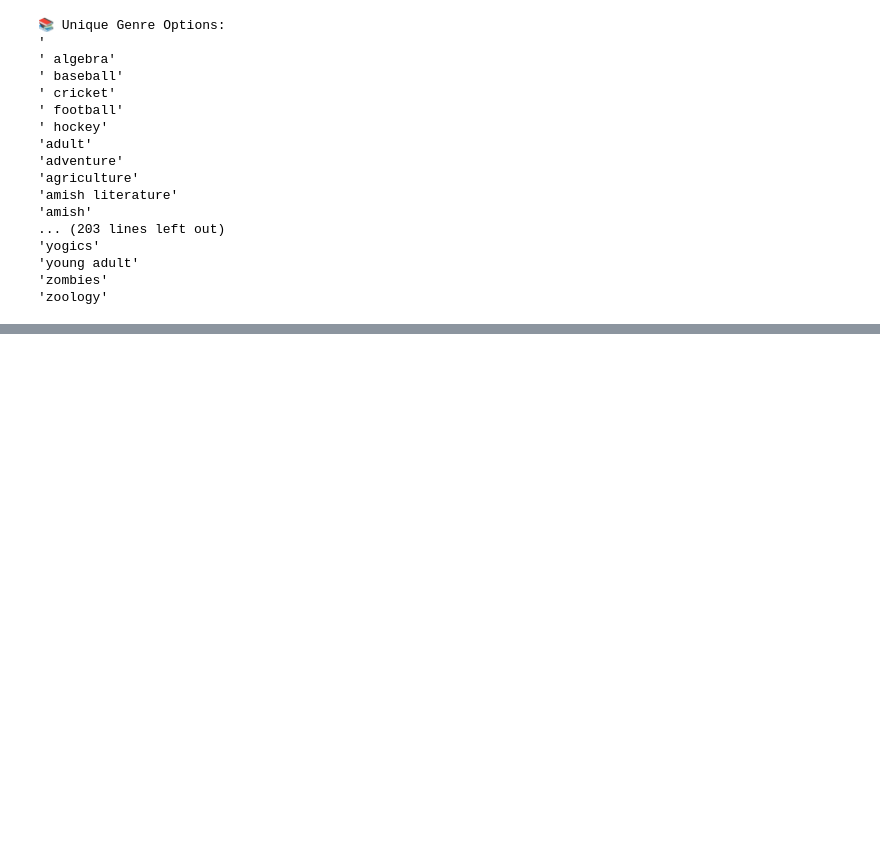
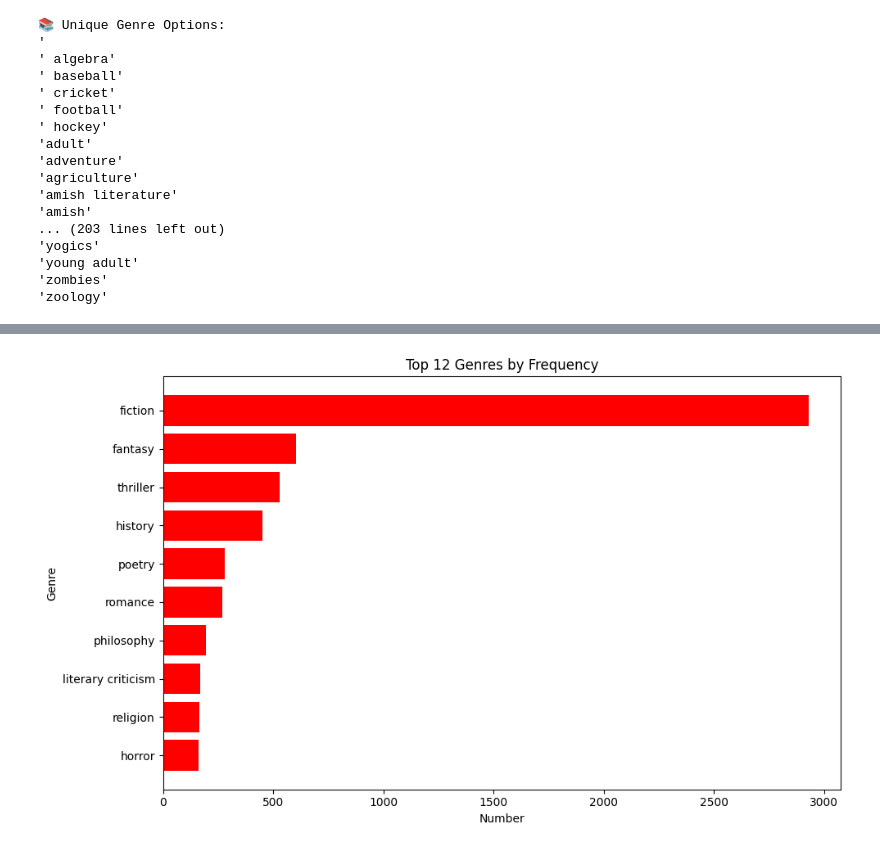
Before and after one commit to DataDriftHAW/BookLensX-NLP-DS-Project, a Jupyter notebook: ProjectFolder/testing_prediction_T5_rating_genre_titleGen_uni_GPU.ipynb, the cells around one changed output, grey strips where cells are left out. Cells and saved outputs as stored; diff of their text form; code cells hidden in the pictures; blank space fills up the shorter version.

```diff
--- a/ProjectFolder/testing_prediction_T5_rating_genre_titleGen_uni_GPU.ipynb
+++ b/ProjectFolder/testing_prediction_T5_rating_genre_titleGen_uni_GPU.ipynb
@@ -260,0 +289,47 @@ for genre in sorted(unique_genres):
+# %%
+import pandas as pd
+import matplotlib.pyplot as plt
+
+# Load the correct file
+file_path = "./archive/cleaned/genre_comparison.csv"
+df = pd.read_csv(file_path)
+
+# Normalize the realGenres column
+def normalize_genre(genre):
+    if isinstance(genre, str):
+        genre = genre.strip().lower()
+        return genre.replace("['", "").replace("']", "").strip()
+    return genre
+
+df['normalized_genre'] = df['realGenres'].apply(normalize_genre)
+
+# Define the 12 target genres to count
+target_genres = [
+    'fiction',
+    'fantasy',
+    'thriller',
+    'history',
+    'poetry',
+    'romance',
+    'philosophy',
+    'literary criticism',
+    'religion',
+    'horror'
+]
+
+# Count occurrences of each genre
+genre_counts = df['normalized_genre'].value_counts()
+filtered_counts = {genre: genre_counts.get(genre, 0) for genre in target_genres}
+sorted_counts = dict(sorted(filtered_counts.items(), key=lambda x: x[1], reverse=True))
+
+# Plotting
+plt.figure(figsize=(10, 6))
+plt.barh(list(sorted_counts.keys()), list(sorted_counts.values()), color='red')
+plt.xlabel('Number')
+plt.ylabel('Genre')
+plt.title('Top 12 Genres by Frequency')
+plt.gca().invert_yaxis()  # Highest count on top
+plt.tight_layout()
+plt.show()
+# %% [output]
+[figure, added]
```
Also changed, not shown: parts of 4 cells of this notebook, 5 other files.
